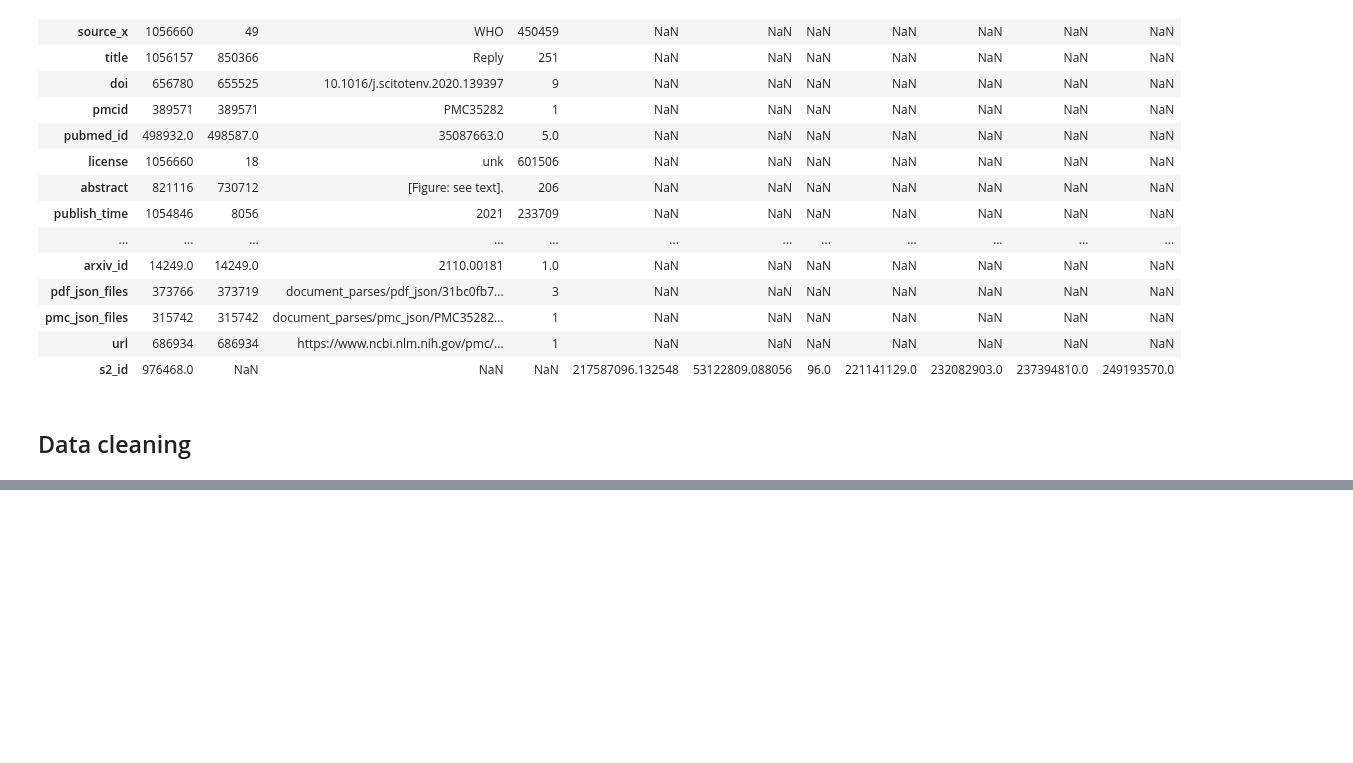
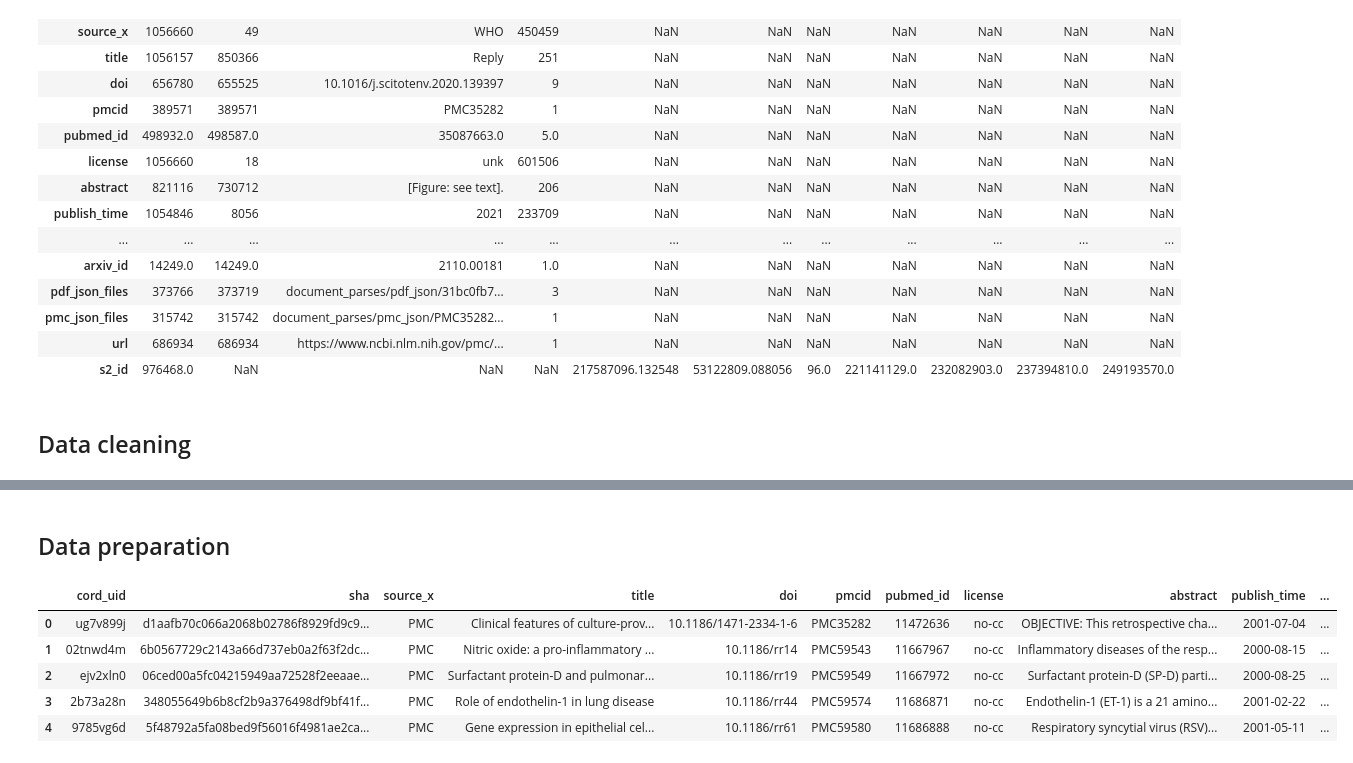
Before and after one commit to PromiseMachio/project_assignment, a Jupyter notebook: corid.ipynb, the cells around one changed output, grey strips where cells are left out. Drawn from its saved outputs; the diff is of its cells as text; code cells hidden in the pictures; blank space fills up the shorter version.

```diff
--- a/corid.ipynb
+++ b/corid.ipynb
@@ -113,6 +113,10 @@ Statistical summury of the data
 ## Data cleaning
 # %%
 ## Removing  columns with many misssing values
-missing= df.null().man().sort_values(ascending=False)
-missing.head(20)
+# check missing values per column
+missing = df.isnull().sum().sort_values(ascending=False)
+print(missing.head(20))
+
+# drop columns with > 70% missing values
+df = df.dropna(axis=1, thresh=len(df)*0.3)
 # %% [output]
@@ -119,0 +143,24 @@ AttributeError: 'DataFrame' object has no attribute 'null'
+# %% [markdown]
+## Data preparation
+# %%
+# changing the date from object to a valid
+df['publish_time'] = pd.to_datetime(df['publish_time'], errors='coerce')
+df['year'] = df['publish_time'].dt.year
+# %%
+# Creating new columns
+df['abstract_word_count'] = df['abstract'].fillna("").apply(lambda x: len(x.split()))
+# %%
+# final clean up
+df = df.drop_duplicates()
+# Reseting indexs
+df = df.reset_index(drop=True)
+# %%
+# checking changes
+df.head()
+# %% [output]
+|  | cord_uid | sha | source_x | title | doi | pmcid | pubmed_id | license | abstract | publish_time | ... |
+| 0 | ug7v899j | d1aafb70c066a2068b02786f8929fd9c9... | PMC | Clinical features of culture-prov... | 10.1186/1471-2334-1-6 | PMC35282 | 11472636 | no-cc | OBJECTIVE: This retrospective cha... | 2001-07-04 | ... |
+| 1 | 02tnwd4m | 6b0567729c2143a66d737eb0a2f63f2dc... | PMC | Nitric oxide: a pro-inflammatory ... | 10.1186/rr14 | PMC59543 | 11667967 | no-cc | Inflammatory diseases of the resp... | 2000-08-15 | ... |
+| 2 | ejv2xln0 | 06ced00a5fc04215949aa72528f2eeaae... | PMC | Surfactant protein-D and pulmonar... | 10.1186/rr19 | PMC59549 | 11667972 | no-cc | Surfactant protein-D (SP-D) parti... | 2000-08-25 | ... |
+| 3 | 2b73a28n | 348055649b6b8cf2b9a376498df9bf41f... | PMC | Role of endothelin-1 in lung disease | 10.1186/rr44 | PMC59574 | 11686871 | no-cc | Endothelin-1 (ET-1) is a 21 amino... | 2001-02-22 | ... |
+| 4 | 9785vg6d | 5f48792a5fa08bed9f56016f4981ae2ca... | PMC | Gene expression in epithelial cel... | 10.1186/rr61 | PMC59580 | 11686888 | no-cc | Respiratory syncytial virus (RSV)... | 2001-05-11 | ... |
```
Also changed, not shown: parts of 8 cells of this notebook.
